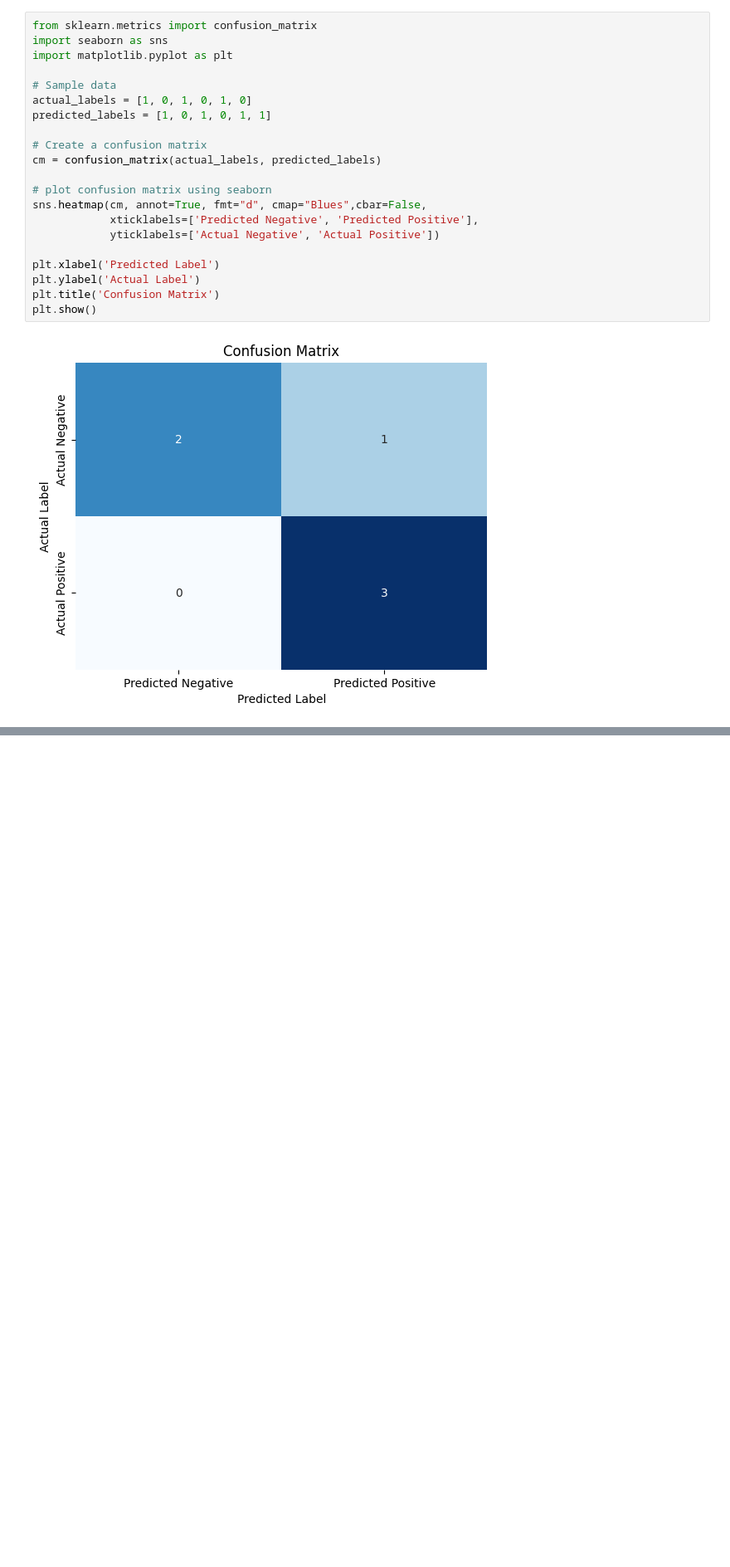
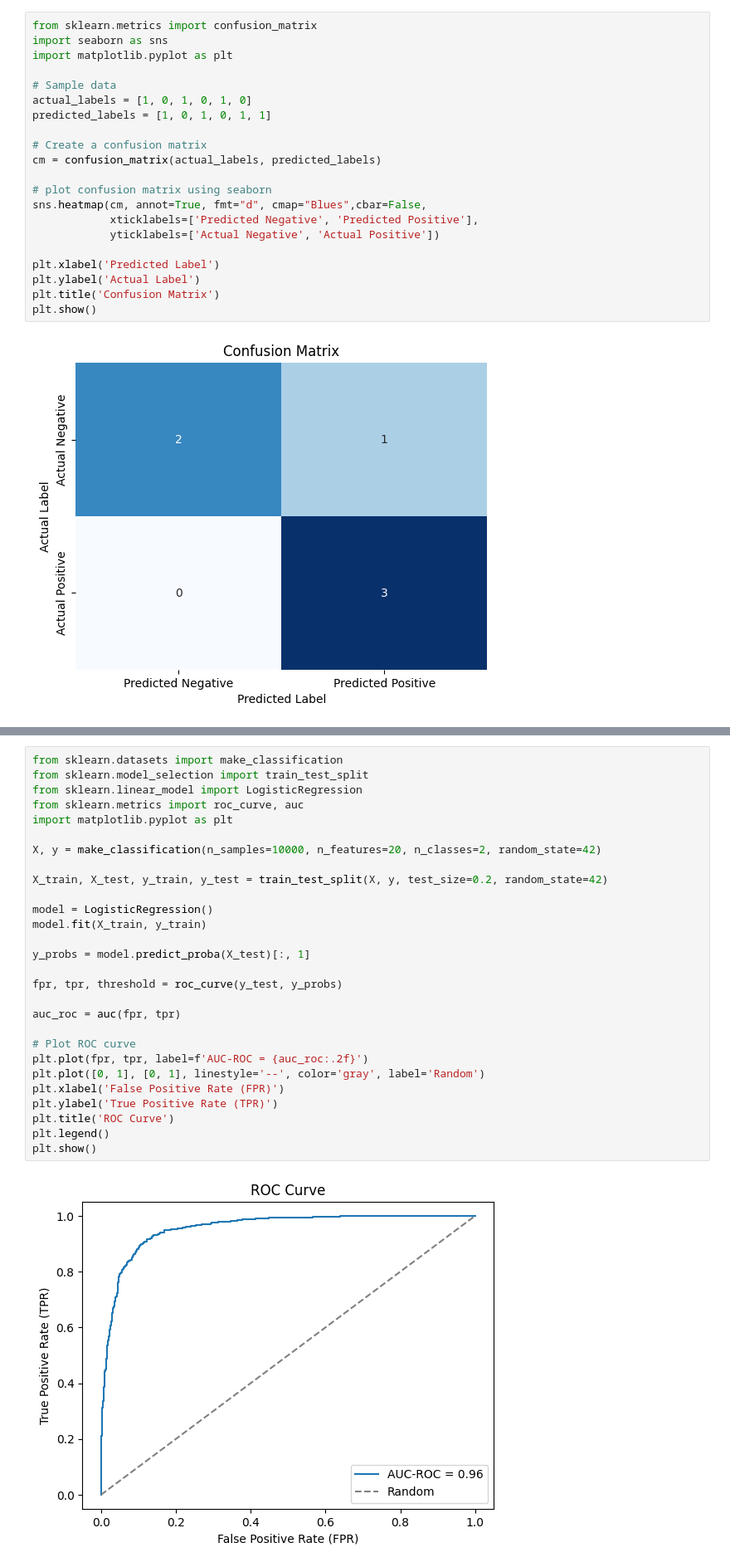
Before and after one commit to MonuSingh16/code-blogs-articles, a Jupyter notebook: confusion-matrix.ipynb, the cells around one changed output, grey strips where cells are left out. Shown: that part at 83% size. Saved outputs shown, nothing was run; the diff lists cells and outputs as text; blank space fills up the shorter version.

```diff
--- a/confusion-matrix.ipynb
+++ b/confusion-matrix.ipynb
@@ -52,0 +144,30 @@ plt.show()
+# %%
+from sklearn.datasets import make_classification
+from sklearn.model_selection import train_test_split
+from sklearn.linear_model import LogisticRegression
+from sklearn.metrics import roc_curve, auc
+import matplotlib.pyplot as plt
+
+X, y = make_classification(n_samples=10000, n_features=20, n_classes=2, random_state=42)
+
+X_train, X_test, y_train, y_test = train_test_split(X, y, test_size=0.2, random_state=42)
+
+model = LogisticRegression()
+model.fit(X_train, y_train)
+
+y_probs = model.predict_proba(X_test)[:, 1]
+
+fpr, tpr, threshold = roc_curve(y_test, y_probs)
+
+auc_roc = auc(fpr, tpr)
+
+# Plot ROC curve
+plt.plot(fpr, tpr, label=f'AUC-ROC = {auc_roc:.2f}')
+plt.plot([0, 1], [0, 1], linestyle='--', color='gray', label='Random')
+plt.xlabel('False Positive Rate (FPR)')
+plt.ylabel('True Positive Rate (TPR)')
+plt.title('ROC Curve')
+plt.legend()
+plt.show()
+# %% [output]
+[figure, added]
```
Also changed, not shown: parts of 5 cells of this notebook.
